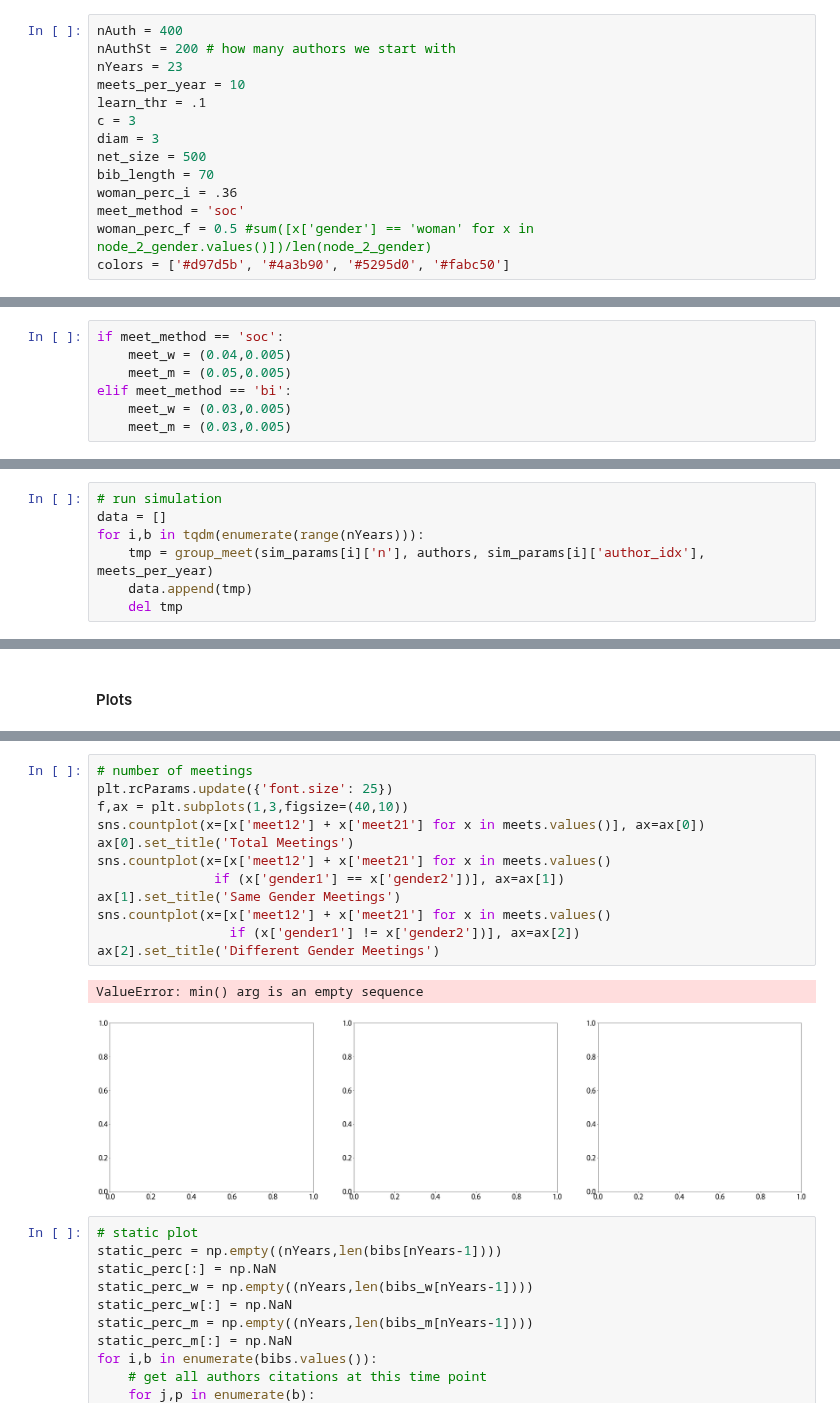
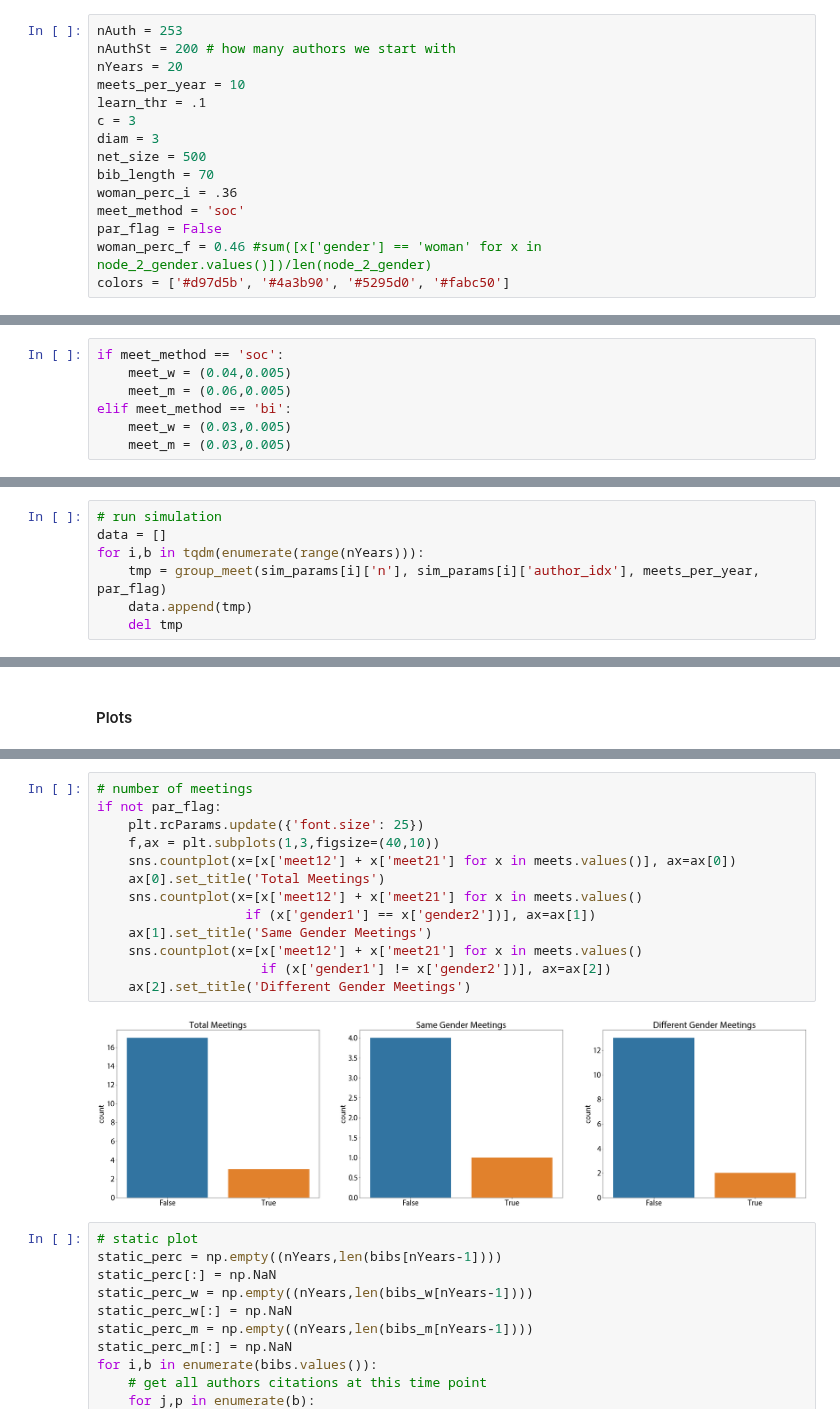
Before and after one commit to jastiso/modeling_citations, a Jupyter notebook: scripts/simulations.ipynb, the cells around one changed output, grey strips where cells are left out. Saved outputs shown, nothing was run; the diff lists cells and outputs as text.

```diff
--- a/scripts/simulations.ipynb
+++ b/scripts/simulations.ipynb
@@ -75,9 +117,9 @@ def group_meet(n, auths, idx, meets_per_year):
 # %% [markdown]
 #### Thresholds and constants
 # %%
-nAuth = 400
+nAuth = 253
 nAuthSt = 200 # how many authors we start with
-nYears = 23
+nYears = 20
 meets_per_year = 10
 learn_thr = .1
 c = 3
@@ -86,7 +128,8 @@ net_size = 500
 bib_length = 70
 woman_perc_i = .36
 meet_method = 'soc'
-woman_perc_f = 0.5 #sum([x['gender'] == 'woman' for x in node_2_gender.values()])/len(node_2_gender)
+par_flag = False
+woman_perc_f = 0.46 #sum([x['gender'] == 'woman' for x in node_2_gender.values()])/len(node_2_gender)
 colors = ['#d97d5b', '#4a3b90', '#5295d0', '#fabc50']
 # %% [markdown]
 #### Netbias
@@ -126,7 +169,7 @@ People in the majority are less interdisciplinary
 # %%
 if meet_method == 'soc':
     meet_w = (0.04,0.005)
-    meet_m = (0.05,0.005)
+    meet_m = (0.06,0.005)
 elif meet_method == 'bi':
     meet_w = (0.03,0.005)
     meet_m = (0.03,0.005)
@@ -230,7 +273,7 @@ plt.savefig('../data/img/tv_gender_prop.pdf')
 # run simulation
 data = []
 for i,b in tqdm(enumerate(range(nYears))):
-    tmp = group_meet(sim_params[i]['n'], authors, sim_params[i]['author_idx'], meets_per_year)
+    tmp = group_meet(sim_params[i]['n'], sim_params[i]['author_idx'], meets_per_year, par_flag)
     data.append(tmp)
     del tmp
 # %%
@@ -266,18 +309,18 @@ sns.lineplot(data=[x[0] for x in net_size])
 # %%
 # number of meetings
-plt.rcParams.update({'font.size': 25})
-f,ax = plt.subplots(1,3,figsize=(40,10))
-sns.countplot(x=[x['meet12'] + x['meet21'] for x in meets.values()], ax=ax[0])
-ax[0].set_title('Total Meetings')
-sns.countplot(x=[x['meet12'] + x['meet21'] for x in meets.values()
-               if (x['gender1'] == x['gender2'])], ax=ax[1])
-ax[1].set_title('Same Gender Meetings')
-sns.countplot(x=[x['meet12'] + x['meet21'] for x in meets.values()
-                 if (x['gender1'] != x['gender2'])], ax=ax[2])
-ax[2].set_title('Different Gender Meetings')
+if not par_flag:
+    plt.rcParams.update({'font.size': 25})
+    f,ax = plt.subplots(1,3,figsize=(40,10))
+    sns.countplot(x=[x['meet12'] + x['meet21'] for x in meets.values()], ax=ax[0])
+    ax[0].set_title('Total Meetings')
+    sns.countplot(x=[x['meet12'] + x['meet21'] for x in meets.values()
+                   if (x['gender1'] == x['gender2'])], ax=ax[1])
+    ax[1].set_title('Same Gender Meetings')
+    sns.countplot(x=[x['meet12'] + x['meet21'] for x in meets.values()
+                     if (x['gender1'] != x['gender2'])], ax=ax[2])
+    ax[2].set_title('Different Gender Meetings')
 # %% [output]
-ValueError: min() arg is an empty sequence
-[figure, old version]
+[figure, new version]
 # %%
 # static plot
 static_perc = np.empty((nYears,len(bibs[nYears-1])))
```
Also changed, not shown: parts of 29 cells of this notebook, 1 other file.
